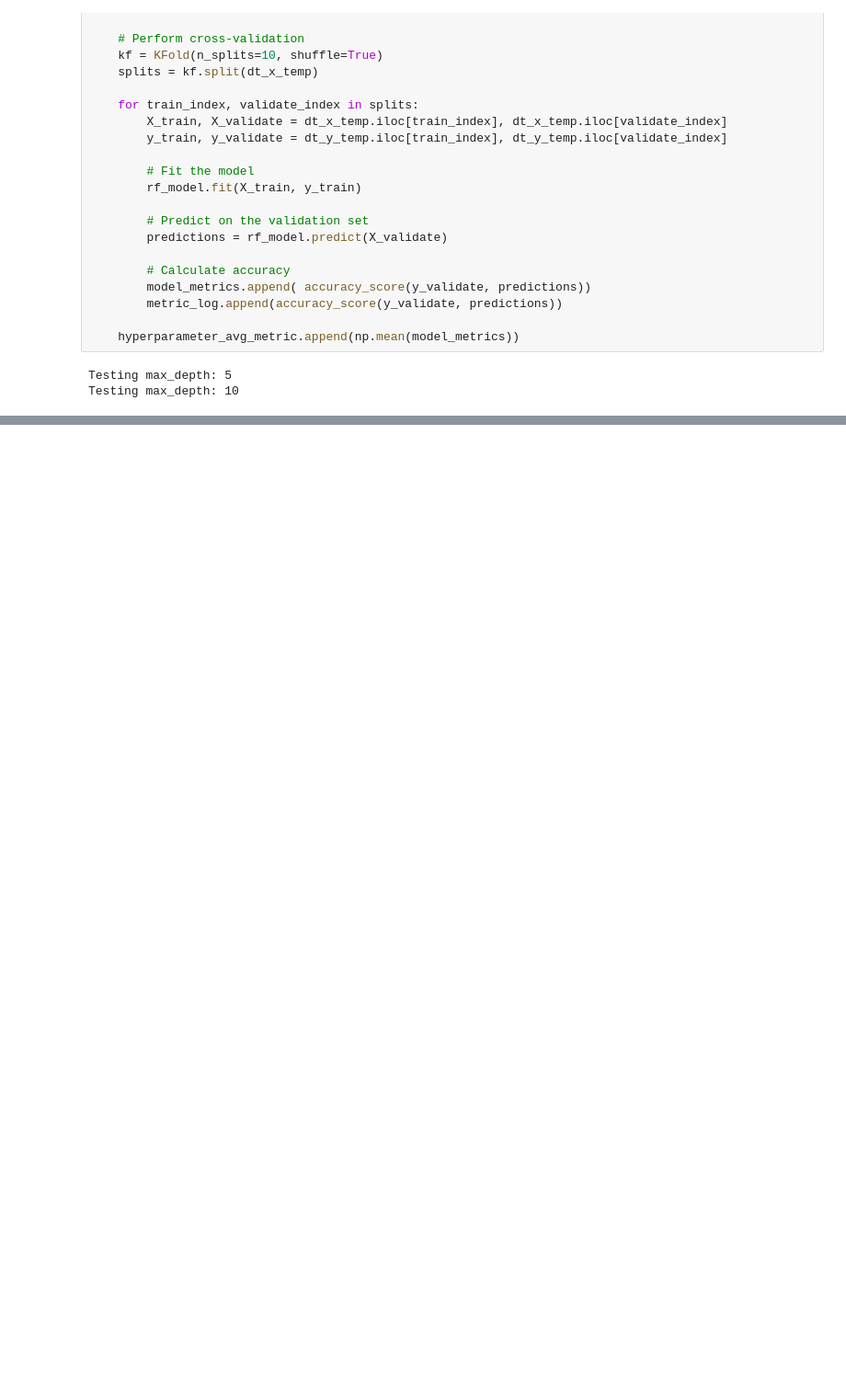
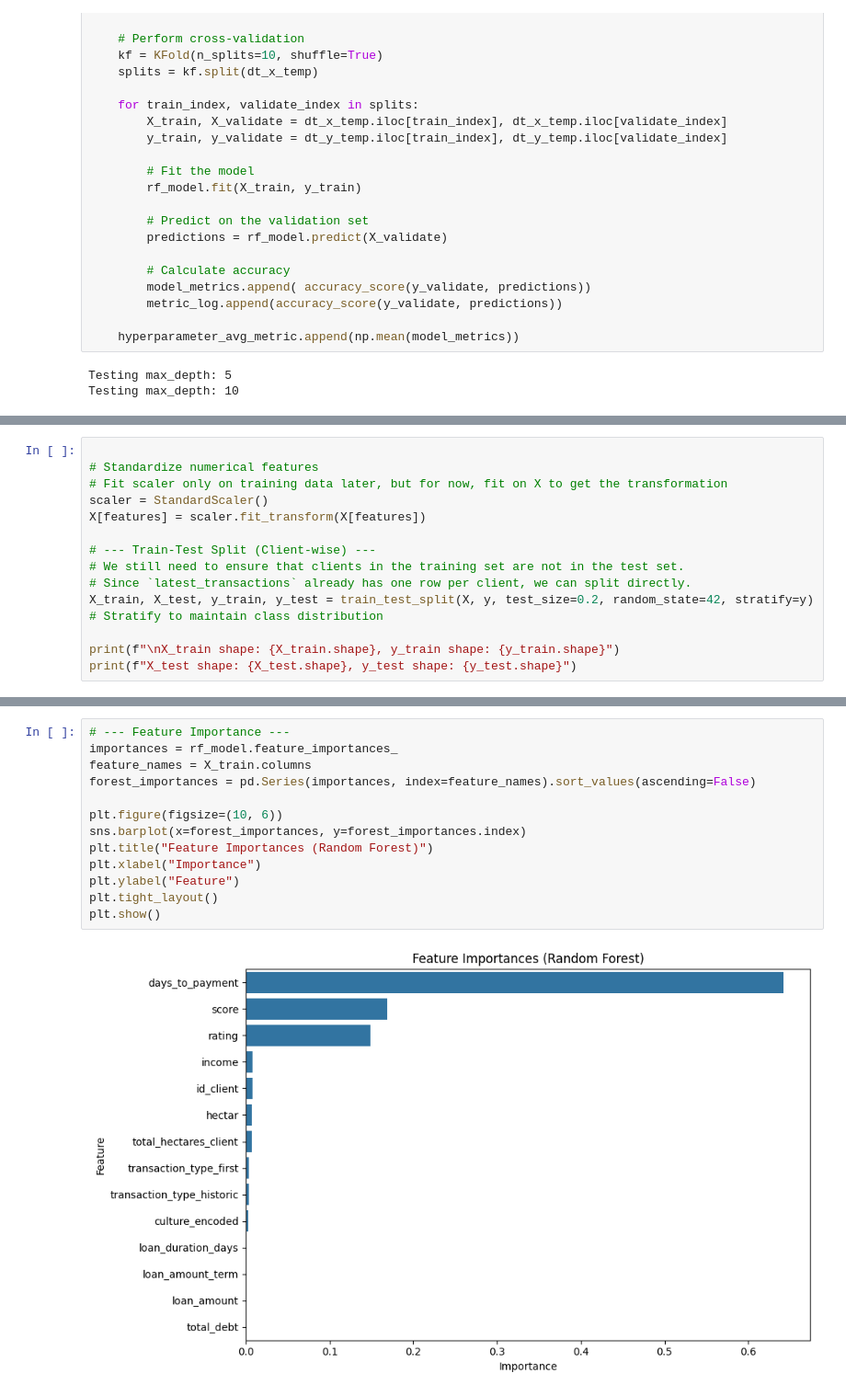
Before and after one commit to cassiof-dev/agricultural_credit_default, a Jupyter notebook: analise.ipynb, the cells around one changed output, grey strips where cells are left out. Shown: that part at 92% size. Cells and saved outputs as stored; diff of their text form; blank space fills up the shorter version.

```diff
--- a/analise.ipynb
+++ b/analise.ipynb
@@ -598,0 +745,14 @@ array([0.7875  , 0.795   , 0.79875 , 0.78375 , 0.779375, 0.770625,
+# %%
+
+# Standardize numerical features
+# Fit scaler only on training data later, but for now, fit on X to get the transformation
+scaler = StandardScaler()
+X[features] = scaler.fit_transform(X[features])
+
+# --- Train-Test Split (Client-wise) ---
+# We still need to ensure that clients in the training set are not in the test set.
+# Since `latest_transactions` already has one row per client, we can split directly.
+X_train, X_test, y_train, y_test = train_test_split(X, y, test_size=0.2, random_state=42, stratify=y) # Stratify to maintain class distribution
+
+print(f"\nX_train shape: {X_train.shape}, y_train shape: {y_train.shape}")
+print(f"X_test shape: {X_test.shape}, y_test shape: {y_test.shape}")
@@ -598,0 +821,15 @@ array([0.7875  , 0.795   , 0.79875 , 0.78375 , 0.779375, 0.770625,
+# %%
+# --- Feature Importance ---
+importances = rf_model.feature_importances_
+feature_names = X_train.columns
+forest_importances = pd.Series(importances, index=feature_names).sort_values(ascending=False)
+
+plt.figure(figsize=(10, 6))
+sns.barplot(x=forest_importances, y=forest_importances.index)
+plt.title("Feature Importances (Random Forest)")
+plt.xlabel("Importance")
+plt.ylabel("Feature")
+plt.tight_layout()
+plt.show()
+# %% [output]
+[figure, added]
```
Also changed, not shown: parts of 26 cells of this notebook.
